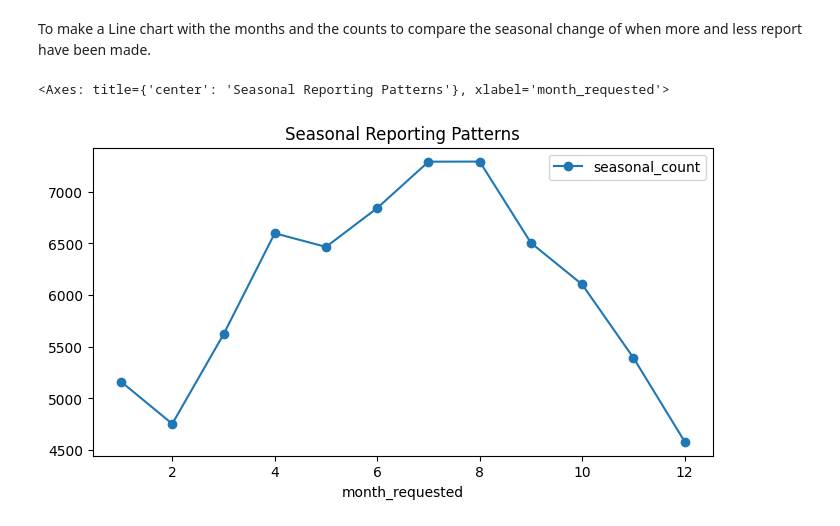
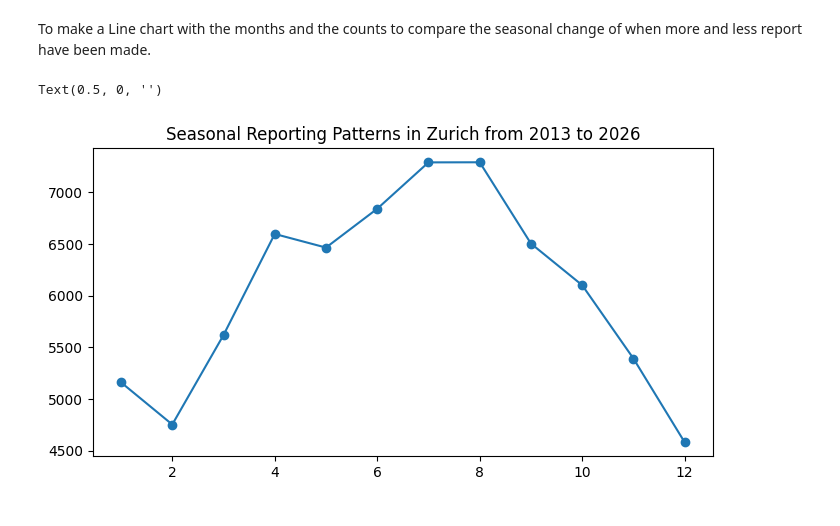
Before and after one commit to denikessi1/Project-SDS210, a Jupyter notebook: notebooks/read_data.ipynb, the cells around one changed output. Drawn from its saved outputs; the diff is of its cells as text; code cells hidden in the pictures.

```diff
--- a/notebooks/read_data.ipynb
+++ b/notebooks/read_data.ipynb
@@ -29,3 +23,19 @@ Now its time to load and prep the Quartiere Data. Two layers are used. One conat
 # %%
 quartiere_geom = gpd.read_file("../data/raw/stzh.adm_statistische_quartiere_map.json")
 quartiere_attr = gpd.read_file("../data/raw/stzh.adm_statistische_quartiere_b_p.json")
+
+quartiere = quartiere_geom.merge(
+    quartiere_attr,
+    on="objectid"
+    )
+
+quartiere = quartiere.rename(columns={"geometry_x": "geometry"})
+quartiere = quartiere.set_geometry("geometry")
+quartiere = quartiere.drop(columns=["geometry_y", "objid", "ori", "hali", "vali"])
+
+quartiere = quartiere.to_crs(epsg=2056)
+
+quartiere["area_m2"] = quartiere.geometry.area
+quartiere["area_km2"] = quartiere["area_m2"] / 1000000
+
+quartiere.head(3)
@@ -34,8 +46,0 @@ Since both datasets contain relevant information, they are merged (Lecture 6.4).
-# %%
-quartiere = quartiere_geom.merge(quartiere_attr, on="objectid")
-
-quartiere = quartiere.rename(columns={"geometry_x": "geometry"})
-quartiere = quartiere.set_geometry("geometry")
-quartiere = quartiere.drop(columns=["geometry_y", "objid", "ori", "hali", "vali"])
-
-quartiere.head(3)
@@ -154,7 +198,16 @@ display(seasonal_counts.sort_values(by="seasonal_count", ascending=False))
 # %% [markdown]
 To make a Line chart with the months and the counts to compare the seasonal change of when more and less report have been made.
 # %%
-seasonal_counts.plot(kind="line", figsize= (8,4), title="Seasonal Reporting Patterns", x="month_requested", y="seasonal_count", marker="o")
+ax = seasonal_counts.plot(
+    kind="line",
+    figsize= (8,4),
+    title="Seasonal Reporting Patterns in Zurich from 2013 to 2026",
+    x="month_requested",
+    y="seasonal_count",
+    marker="o",
+    legend=False
+    )
+ax.set_xlabel("")
 # %% [output]
-<Axes: title={'center': 'Seasonal Reporting Patterns'}, xlabel='month_requested'>
+Text(0.5, 0, '')
-[figure, old version]
+[figure, new version]
```
Also changed, not shown: parts of 25 cells of this notebook.
